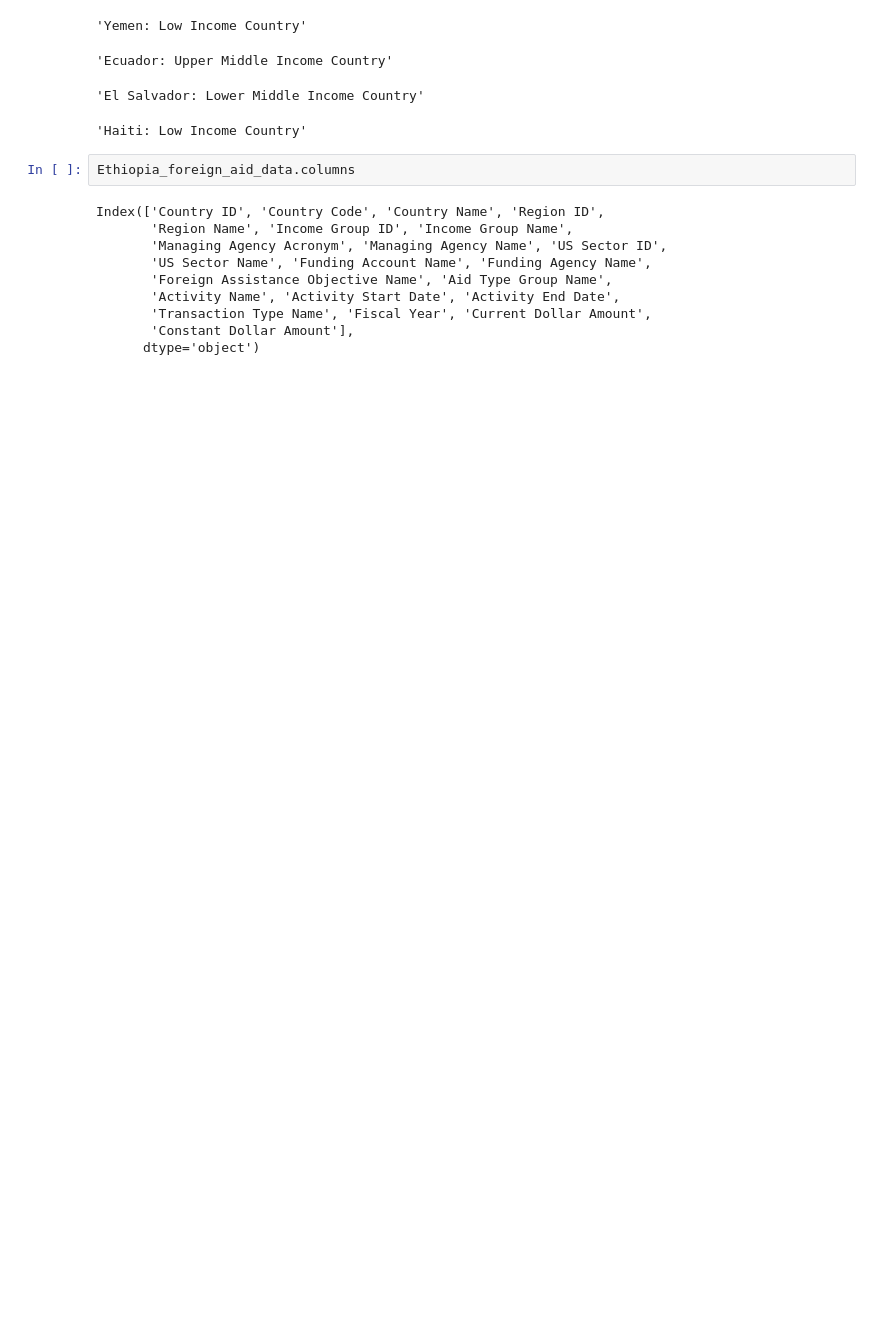
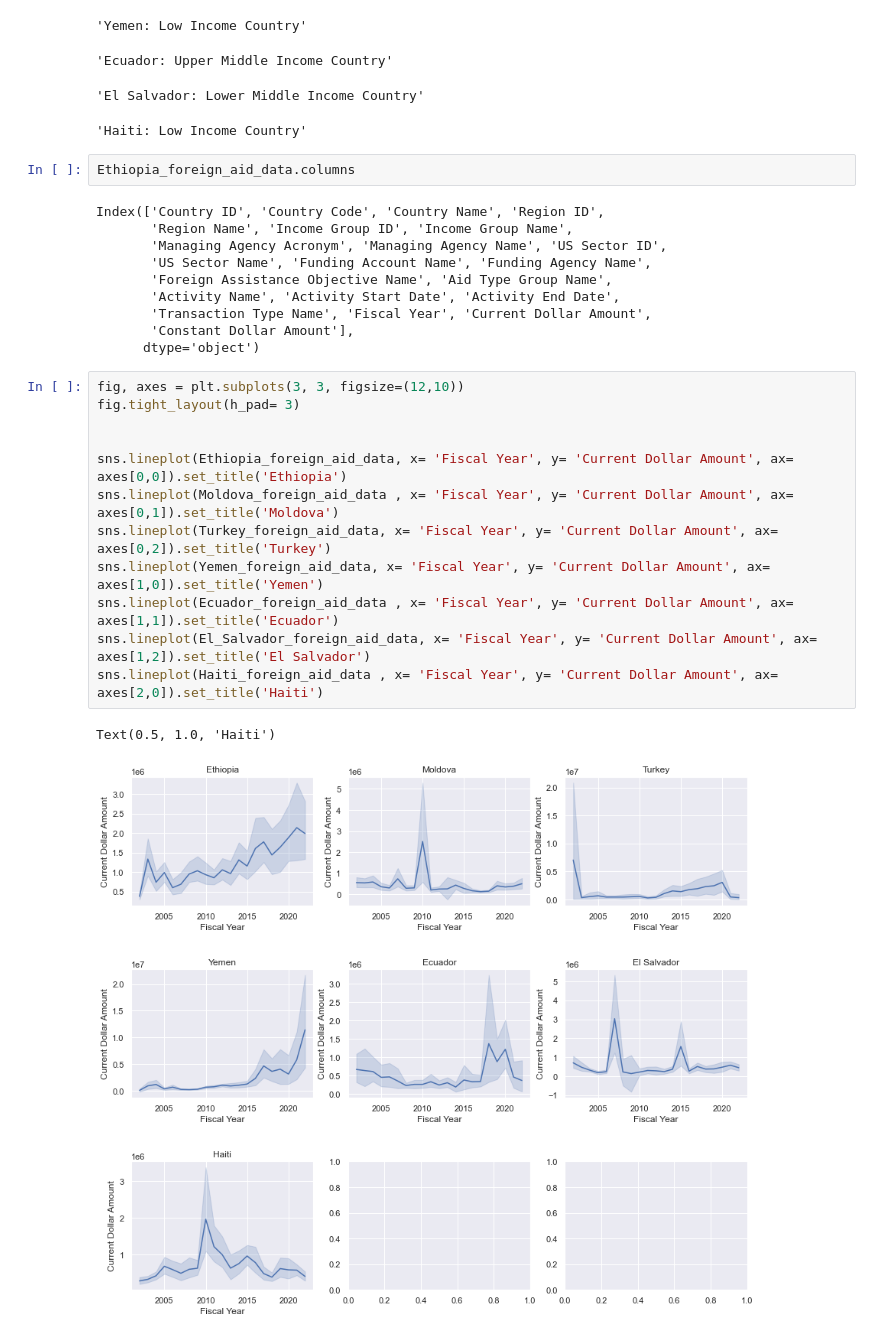
Before and after one commit to chriscallahan99/DataScience_Final_Project, a Jupyter notebook: DS_Milestone_1.ipynb, the cells around one changed output. Saved outputs shown, nothing was run; the diff lists cells and outputs as text; blank space fills up the shorter version.

```diff
--- a/DS_Milestone_1.ipynb
+++ b/DS_Milestone_1.ipynb
@@ -159,3 +175,18 @@ Index(['Country ID', 'Country Code', 'Country Name', 'Region ID',
        'Transaction Type Name', 'Fiscal Year', 'Current Dollar Amount',
        'Constant Dollar Amount'],
       dtype='object')
+# %%
+fig, axes = plt.subplots(3, 3, figsize=(12,10))
+fig.tight_layout(h_pad= 3)
+
+
+sns.lineplot(Ethiopia_foreign_aid_data, x= 'Fiscal Year', y= 'Current Dollar Amount', ax= axes[0,0]).set_title('Ethiopia')
+sns.lineplot(Moldova_foreign_aid_data , x= 'Fiscal Year', y= 'Current Dollar Amount', ax= axes[0,1]).set_title('Moldova')
+sns.lineplot(Turkey_foreign_aid_data, x= 'Fiscal Year', y= 'Current Dollar Amount', ax= axes[0,2]).set_title('Turkey')
+sns.lineplot(Yemen_foreign_aid_data, x= 'Fiscal Year', y= 'Current Dollar Amount', ax= axes[1,0]).set_title('Yemen')
+sns.lineplot(Ecuador_foreign_aid_data , x= 'Fiscal Year', y= 'Current Dollar Amount', ax= axes[1,1]).set_title('Ecuador')
+sns.lineplot(El_Salvador_foreign_aid_data, x= 'Fiscal Year', y= 'Current Dollar Amount', ax= axes[1,2]).set_title('El Salvador')
+sns.lineplot(Haiti_foreign_aid_data , x= 'Fiscal Year', y= 'Current Dollar Amount', ax= axes[2,0]).set_title('Haiti')
+# %% [output]
+Text(0.5, 1.0, 'Haiti')
+[figure, added]
```
Also changed, not shown: parts of 4 cells of this notebook.
